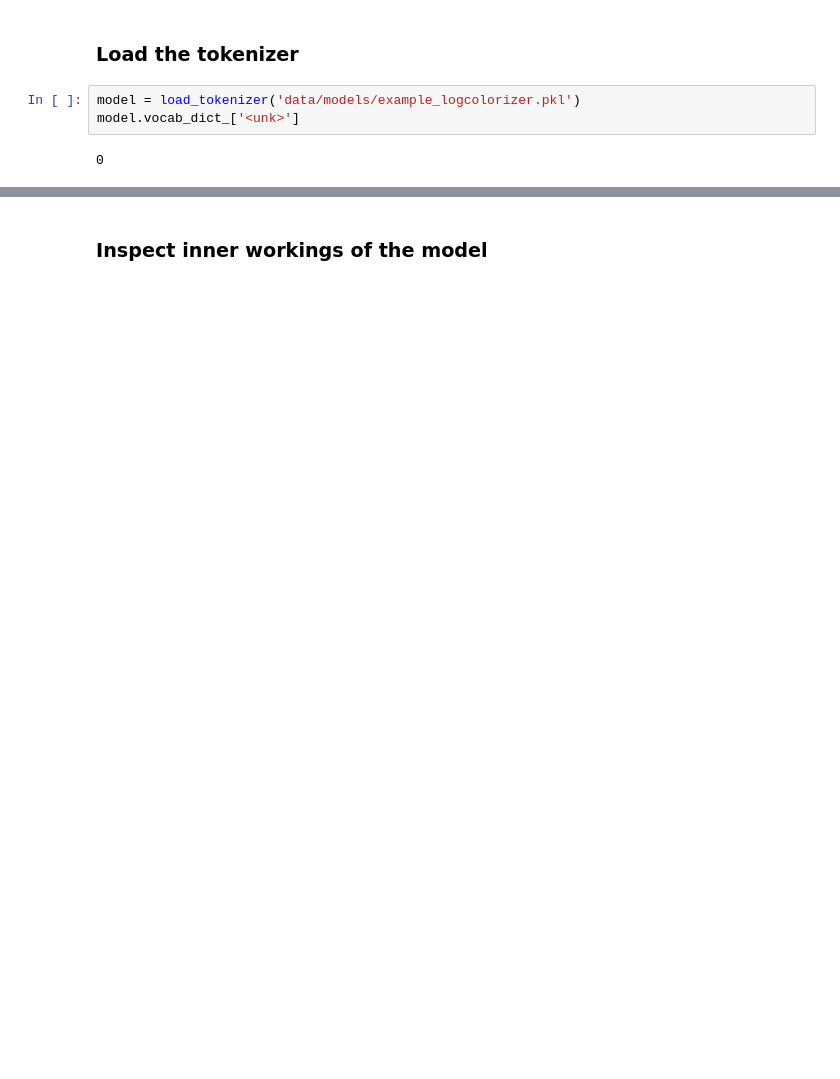
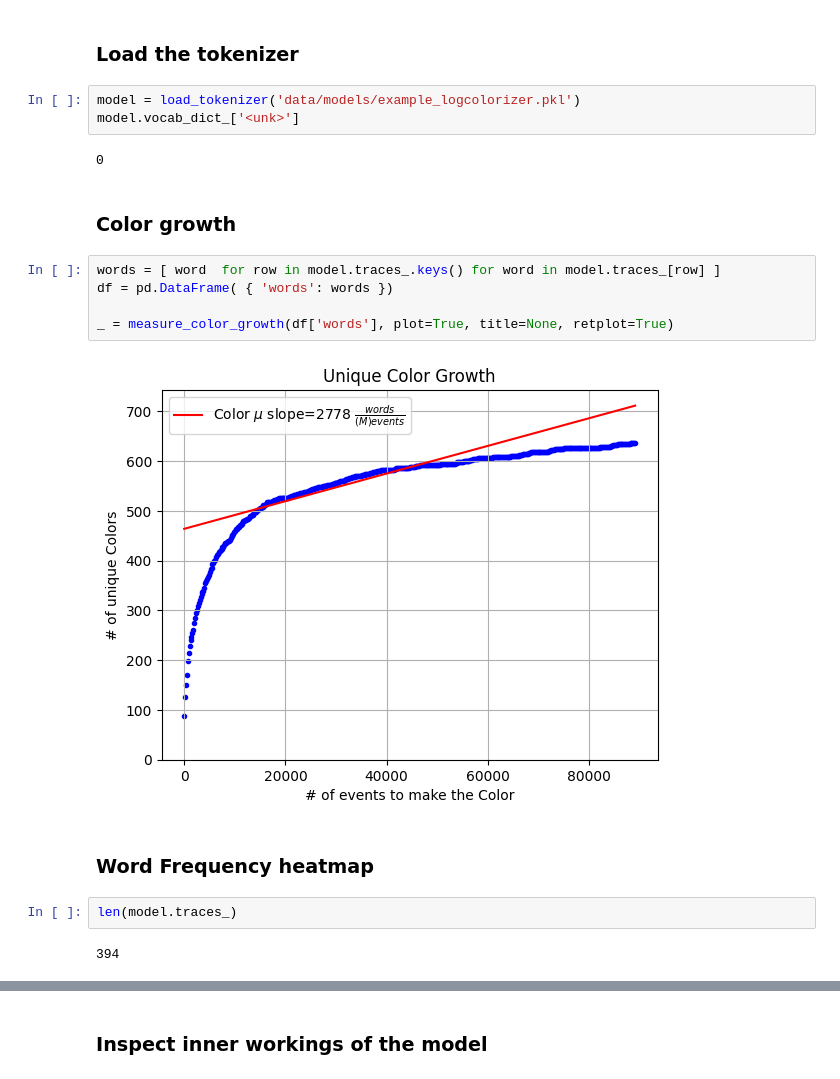
Before and after one commit to paranal-sw/eliana, a Jupyter notebook: notebooks/03-preprocessing.log_colorizer.ipynb, the cells around one changed output, grey strips where cells are left out. Saved outputs shown, nothing was run; the diff lists cells and outputs as text; blank space fills up the shorter version.

```diff
--- a/notebooks/03-preprocessing.log_colorizer.ipynb
+++ b/notebooks/03-preprocessing.log_colorizer.ipynb
@@ -113,3 +134,18 @@ model = load_tokenizer('data/models/example_logcolorizer.pkl')
 model.vocab_dict_['<unk>']
 # %% [output]
 0
+# %% [markdown]
+### Color growth
+# %%
+words = [ word  for row in model.traces_.keys() for word in model.traces_[row] ]
+df = pd.DataFrame( { 'words': words })
+
+_ = measure_color_growth(df['words'], plot=True, title=None, retplot=True)
+# %% [output]
+[figure, added]
+# %% [markdown]
+### Word Frequency heatmap
+# %%
+len(model.traces_)
+# %% [output]
+394
```
Also changed, not shown: parts of 17 cells of this notebook, 2 other files.
